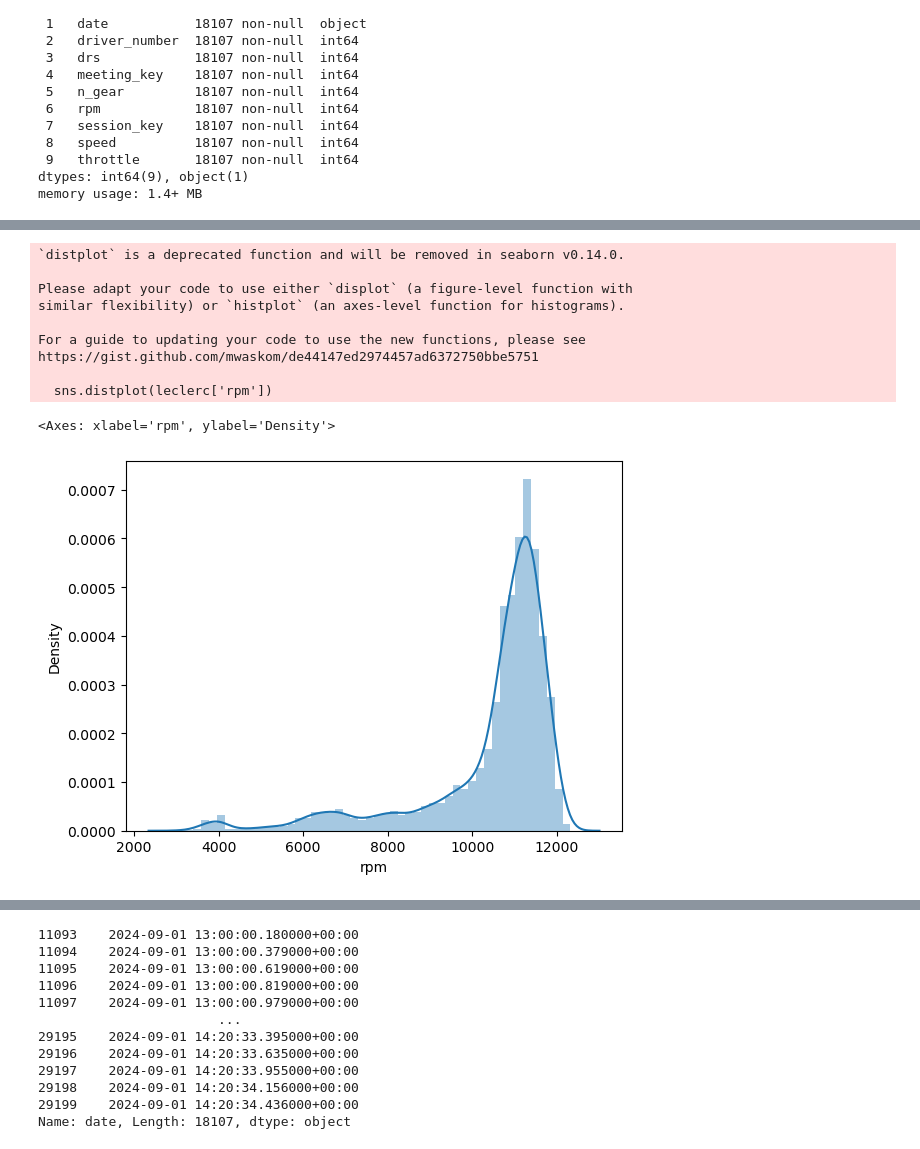
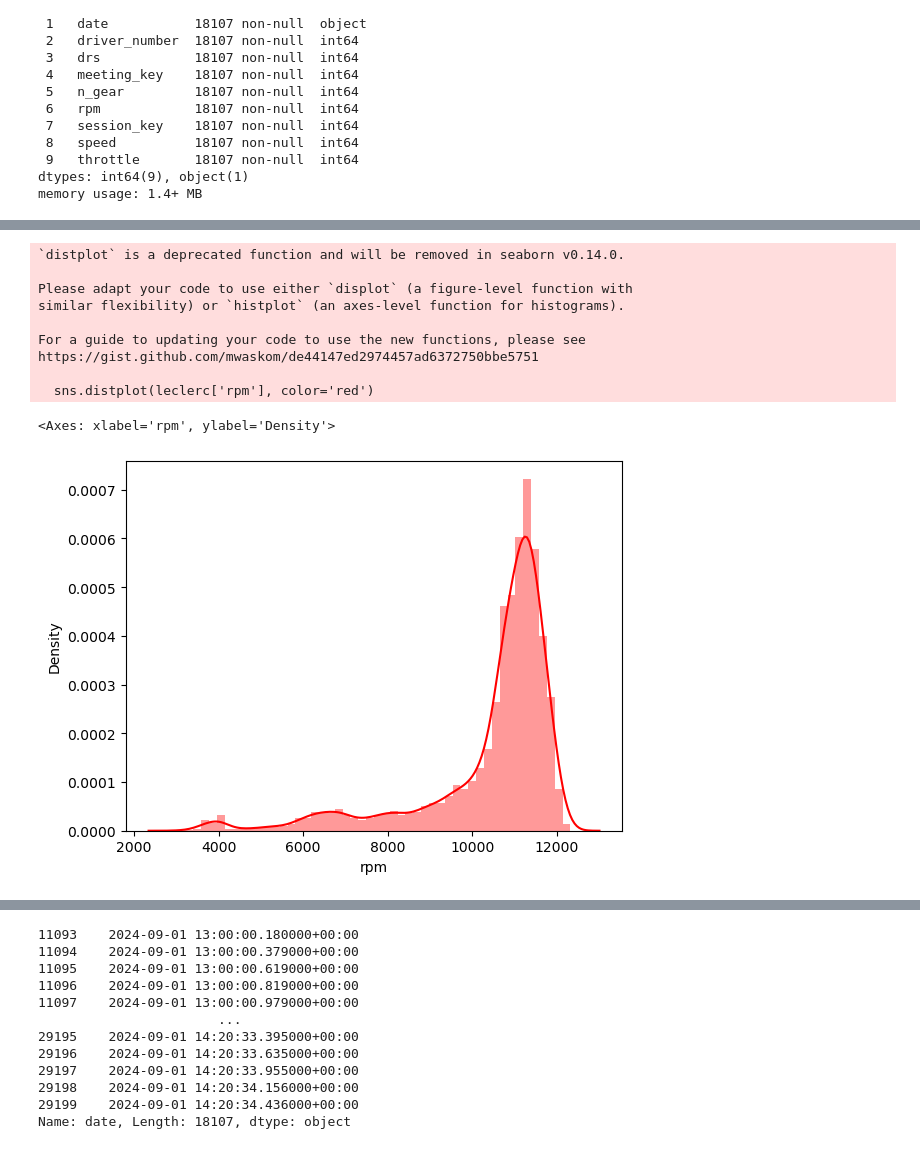
Before and after one commit to jstading/F1_ItalianGP_2024, a Jupyter notebook: ItalianGP_2024.ipynb, the cells around one changed output, grey strips where cells are left out. Drawn from its saved outputs; the diff is of its cells as text; code cells hidden in the pictures.

```diff
--- a/ItalianGP_2024.ipynb
+++ b/ItalianGP_2024.ipynb
@@ -84,15 +84,15 @@ https://gist.github.com/mwaskom/de44147ed2974457ad6372750bbe5751
 # %%
-sns.distplot(leclerc['rpm'])
+sns.distplot(leclerc['rpm'], color='red')
 # %% [output]
 `distplot` is a deprecated function and will be removed in seaborn v0.14.0.
 
 Please adapt your code to use either `displot` (a figure-level function with
 similar flexibility) or `histplot` (an axes-level function for histograms).
 
 For a guide to updating your code to use the new functions, please see
 https://gist.github.com/mwaskom/de44147ed2974457ad6372750bbe5751
 
-  sns.distplot(leclerc['rpm'])
+  sns.distplot(leclerc['rpm'], color='red')
 <Axes: xlabel='rpm', ylabel='Density'>
-[figure, old version]
+[figure, new version]
 # %%
```
Also changed, not shown: parts of 6 cells of this notebook, 1 other file.
